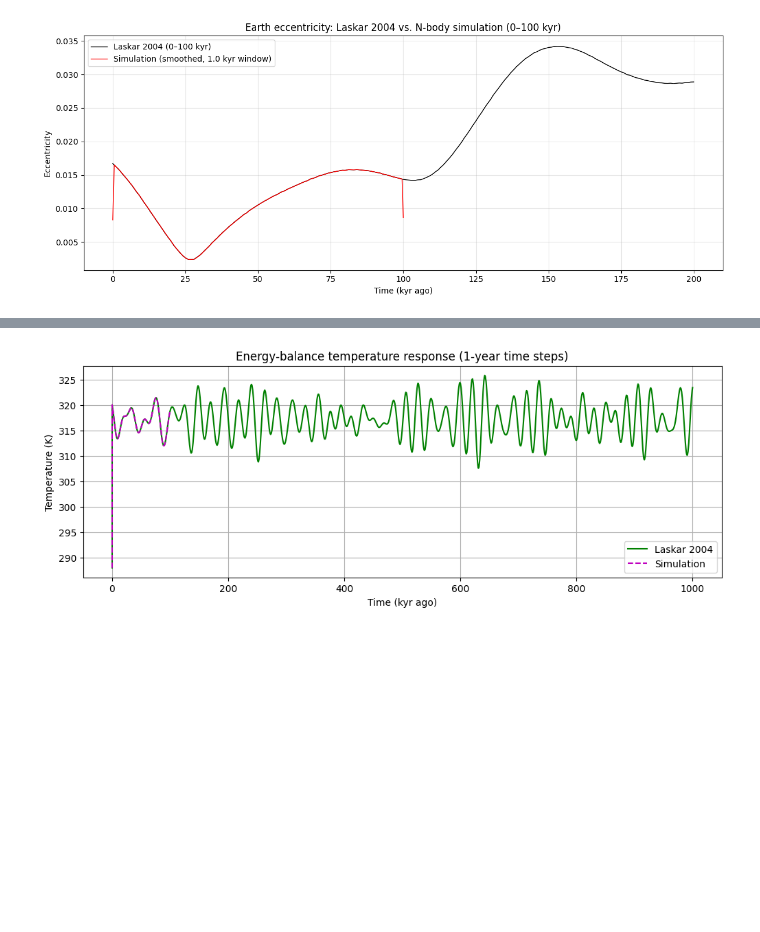
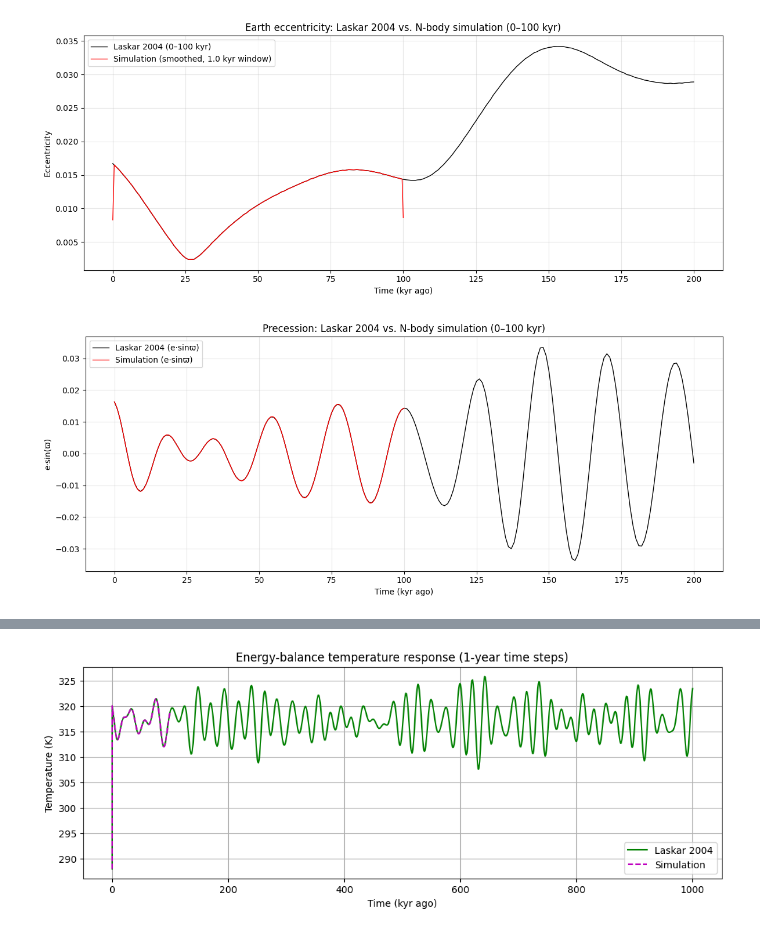
Before and after one commit to hazellau-cpu/earth-orbit-insolation, a Jupyter notebook: annika.ipynb, the cells around one changed output, grey strips where cells are left out. Saved outputs shown, nothing was run; the diff lists cells and outputs as text; code cells hidden in the pictures; blank space fills up the shorter version.

Commit message:
overlayed plots from  reference data and simulated data, added comparison plots for orbital parameters (might not be necessary), and added full length power spectrum to show expected peaks

```diff
--- a/annika.ipynb
+++ b/annika.ipynb
@@ -517,3 +511,23 @@ plt.tight_layout()
 plt.show()
 # %% [output]
 [figure]
+# %%
+# COMPARISON: Precession (e * sin(ϖ))
+mask_ref = t_kyr_ref <= 200
+t_laskar_masked = t_kyr_ref[mask_ref]
+prec_laskar_masked = prec_ref[mask_ref]
+
+prec_sim = prec_sim
+
+plt.figure(figsize=(12, 5))
+plt.plot(t_laskar_masked, prec_laskar_masked, 'k-', linewidth=1, label='Laskar 2004 (e·sinϖ)')
+plt.plot(t_kyr_sim, prec_sim, 'r-', linewidth=1, label='Simulation (e·sinϖ)')
+plt.xlabel('Time (kyr ago)')
+plt.ylabel('e·sin(ϖ)')
+plt.title('Precession: Laskar 2004 vs. N‑body simulation (0–100 kyr)')
+plt.legend()
+plt.grid(True, alpha=0.3)
+plt.tight_layout()
+plt.show()
+# %% [output]
+[figure, added]
```
Also changed, not shown: parts of 15 cells of this notebook.
